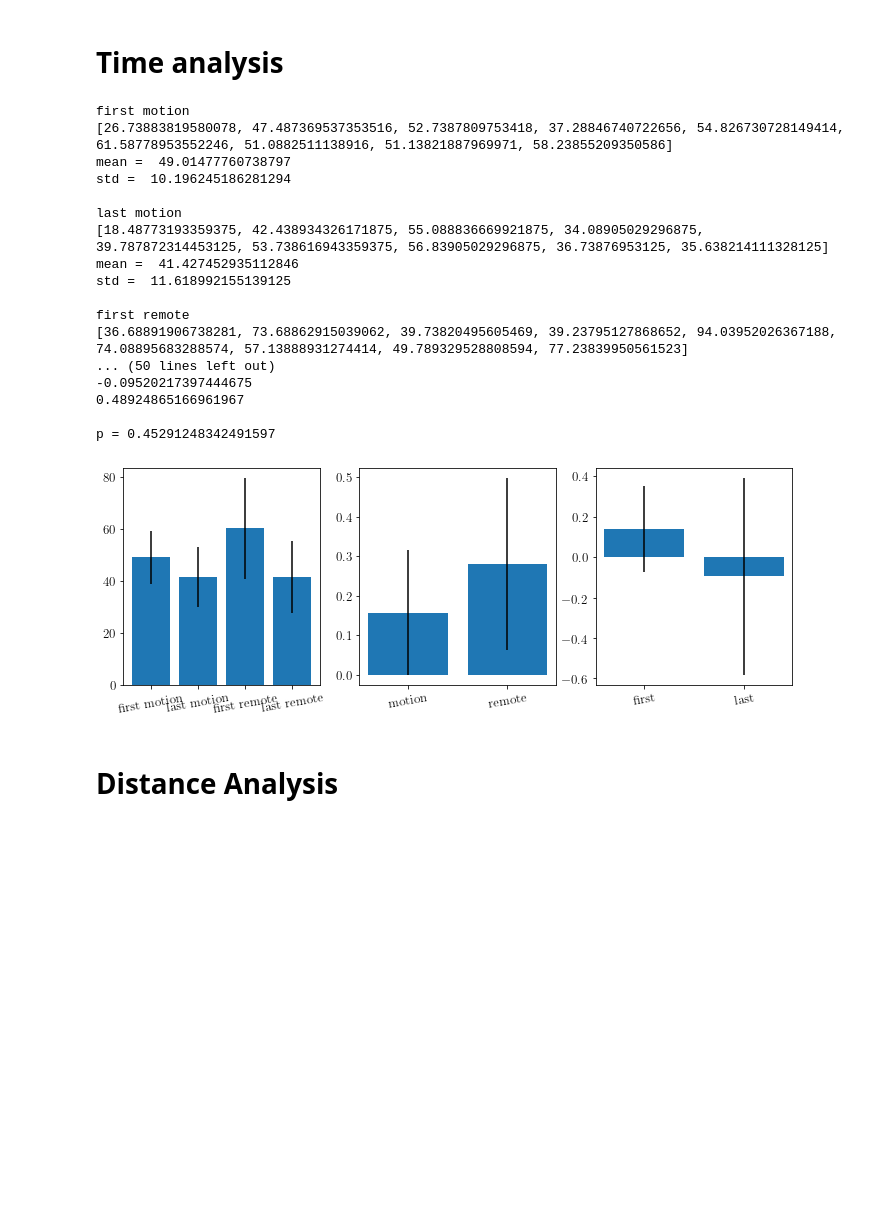
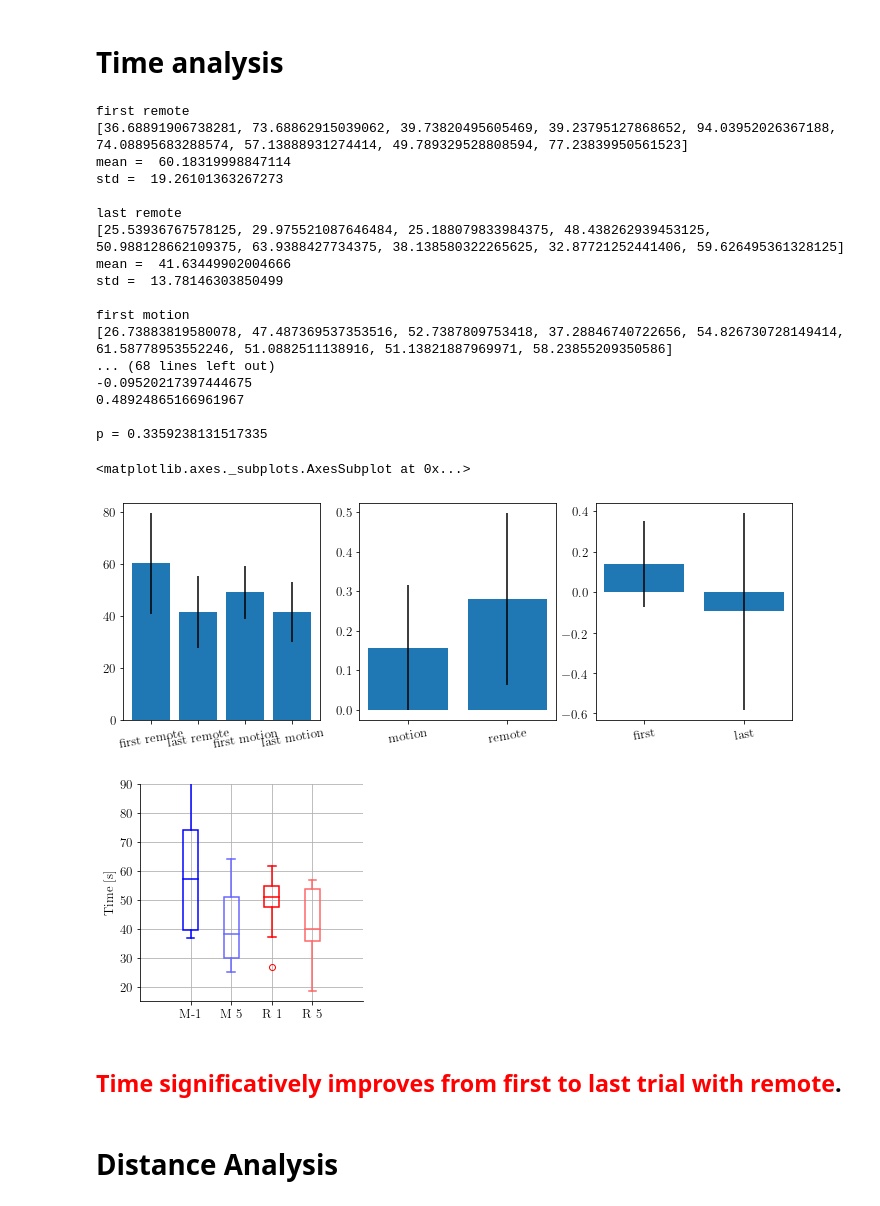
Before and after one commit to medioman22/Bidirectional_Interface, a Jupyter notebook: data_analysis/data_analysis_learning.ipynb, the cells around one changed output. Drawn from its saved outputs; the diff is of its cells as text; code cells hidden in the pictures; blank space fills up the shorter version.

```diff
--- a/data_analysis/data_analysis_learning.ipynb
+++ b/data_analysis/data_analysis_learning.ipynb
@@ -443,30 +331,33 @@ plt.plot(logs['first motion'][1][:3800])
 # %%
 def compTime(df):
     return df['absoluteTime'].iloc[-1] - df['absoluteTime'].iloc[0]
+time = runBasicAnalysis(compTime)
+basic_plot(time)
+
+basic_box(time, fields, y = 'Time [s]', ylim = [15,90], save = True, where = 'Time.pdf')
+# %% [output]
+first remote
+[36.68891906738281, 73.68862915039062, 39.73820495605469, 39.23795127868652, 94.03952026367188, 74.08895683288574, 57.13888931274414, 49.789329528808594, 77.23839950561523]
+mean =  60.18319998847114
+std =  19.26101363267273
+
+last remote
+[25.53936767578125, 29.975521087646484, 25.188079833984375, 48.438262939453125, 50.988128662109375, 63.9388427734375, 38.138580322265625, 32.87721252441406, 59.626495361328125]
+mean =  41.63449902004666
+std =  13.78146303850499
+
+first motion
+[26.73883819580078, 47.487369537353516, 52.7387809753418, 37.28846740722656, 54.826730728149414, 61.58778953552246, 51.0882511138916, 51.13821887969971, 58.23855209350586]
+... (68 lines left out)
+-0.09520217397444675
+0.48924865166961967
+
+p = 0.3359238131517335
+<matplotlib.axes._subplots.AxesSubplot at 0x...>
+[figure, added]
+[figure, added]
-# %%
-time = runBasicAnalysis(compTime)
-# %% [output]
-first motion
-[26.73883819580078, 47.487369537353516, 52.7387809753418, 37.28846740722656, 54.826730728149414, 61.58778953552246, 51.0882511138916, 51.13821887969971, 58.23855209350586]
-mean =  49.01477760738797
-std =  10.196245186281294
-
-last motion
-[18.48773193359375, 42.438934326171875, 55.088836669921875, 34.08905029296875, 39.787872314453125, 53.738616943359375, 56.83905029296875, 36.73876953125, 35.638214111328125]
-mean =  41.427452935112846
-std =  11.618992155139125
-
-first remote
-[36.68891906738281, 73.68862915039062, 39.73820495605469, 39.23795127868652, 94.03952026367188, 74.08895683288574, 57.13888931274414, 49.789329528808594, 77.23839950561523]
-... (50 lines left out)
--0.09520217397444675
-0.48924865166961967
-
-p = 0.45291248342491597
-# %%
-basic_plot(time)
-# %% [output]
-[figure, removed]
+# %% [markdown]
+## <span style="color:red">Time significatively improves from first to last trial with remote</span>.
 # %% [markdown]
 # Distance Analysis
 # %%
```
Also changed, not shown: parts of 43 cells of this notebook, 24 other files.
